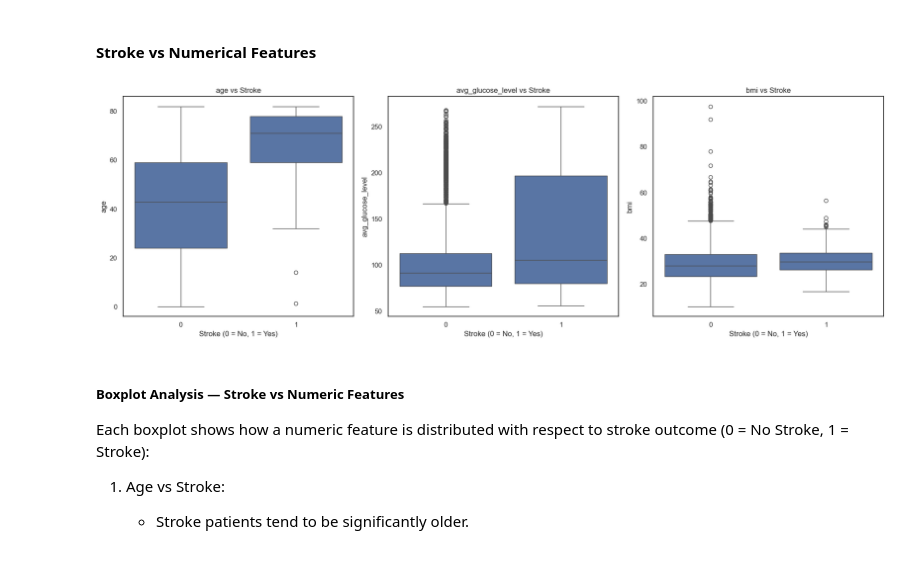
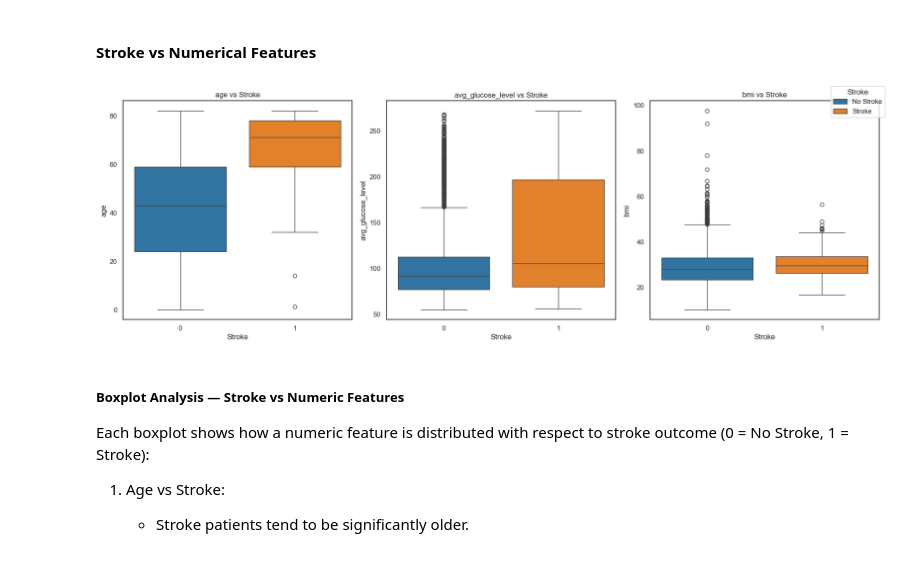
Before and after one commit to bondpapi/Stroke-Prediction, a Jupyter notebook: stroke_prediction.ipynb, the cells around one changed output. Saved outputs shown, nothing was run; the diff lists cells and outputs as text; code cells hidden in the pictures.

```diff
--- a/stroke_prediction.ipynb
+++ b/stroke_prediction.ipynb
@@ -162,9 +183,16 @@ for i, col in enumerate(categorical_cols):
     axes[i].set_title(f"Count of {col}")
     axes[i].tick_params(axis="x", rotation=30)
     axes[i].grid(False)
+    total = len(df)
+    ax = axes[i]
 
-    for container in axes[i].containers:
-        axes[i].bar_label(container, fmt="%d")
+    counts = df[col].value_counts()
+    for p in ax.patches:
+        category = p.get_x() + p.get_width() / 2
+        count = int(p.get_height())
+        pct = 100 * count / total
+        ax.text(p.get_x() + p.get_width() / 2, p.get_height() + 3,
+                f'{pct:.1f}%', ha='center', fontsize=10)
 
 axes[-1].axis("off")
 
@@ -215,19 +243,25 @@ plt.show()
 # %%
 sns.set_style("white")
 
-numerical_cols = ["age", "avg_glucose_level", "bmi"]
+palette = {0: "#1f77b4", 1: "#ff7f0e"}
+
+cols = ["age", "avg_glucose_level", "bmi"]
 fig, axes = plt.subplots(1, 3, figsize=(18, 6))
 
-for i, col in enumerate(numerical_cols):
-    sns.boxplot(data=df, x="stroke", y=col, ax=axes[i])
+for i, col in enumerate(cols):
+    sns.boxplot(data=df, x="stroke", y=col, hue="stroke", ax=axes[i], palette=palette, dodge=False)
     axes[i].set_title(f"{col} vs Stroke")
-    axes[i].set_xlabel("Stroke (0 = No, 1 = Yes)")
+    axes[i].set_xlabel("Stroke")
+    axes[i].legend_.remove()
     axes[i].grid(False)
+
+handles, labels = axes[0].get_legend_handles_labels()
+fig.legend(handles, ["No Stroke", "Stroke"], title="Stroke", loc='upper right')
 
 plt.tight_layout()
 plt.show()
 # %% [output]
-[figure, old version]
+[figure, new version]
 # %% [markdown]
 ##### Boxplot Analysis — Stroke vs Numeric Features
 
```
Also changed, not shown: parts of 27 cells of this notebook, 1 other file.
